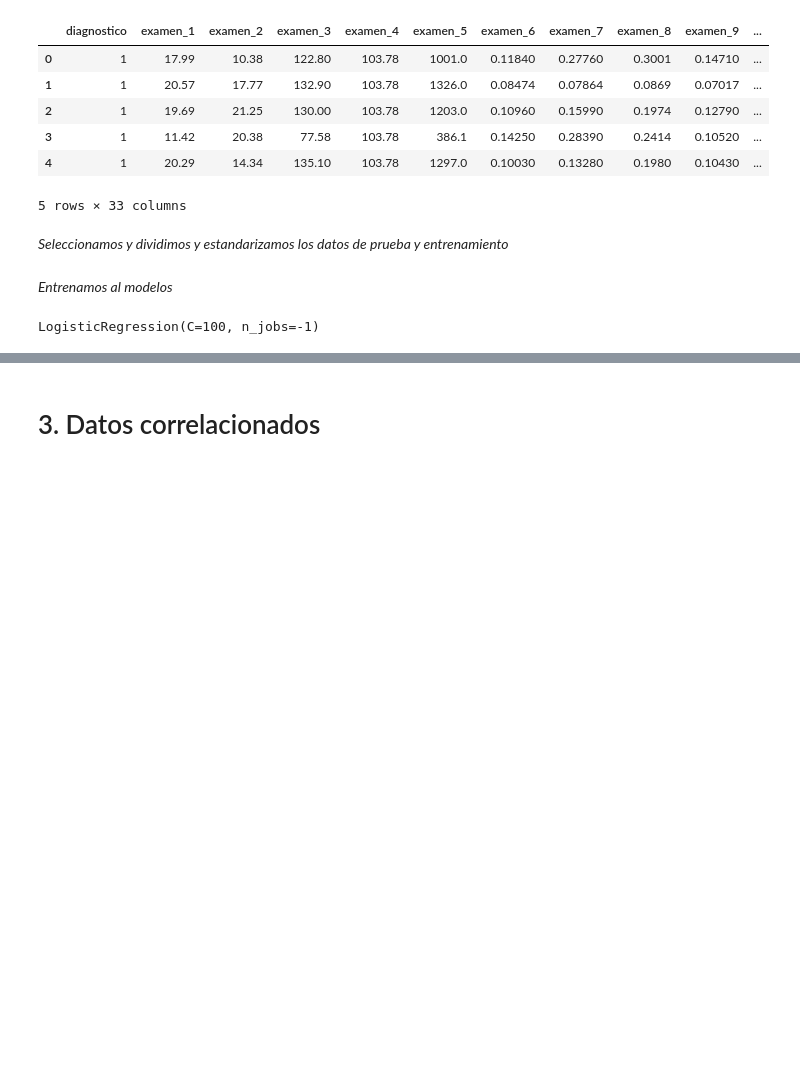
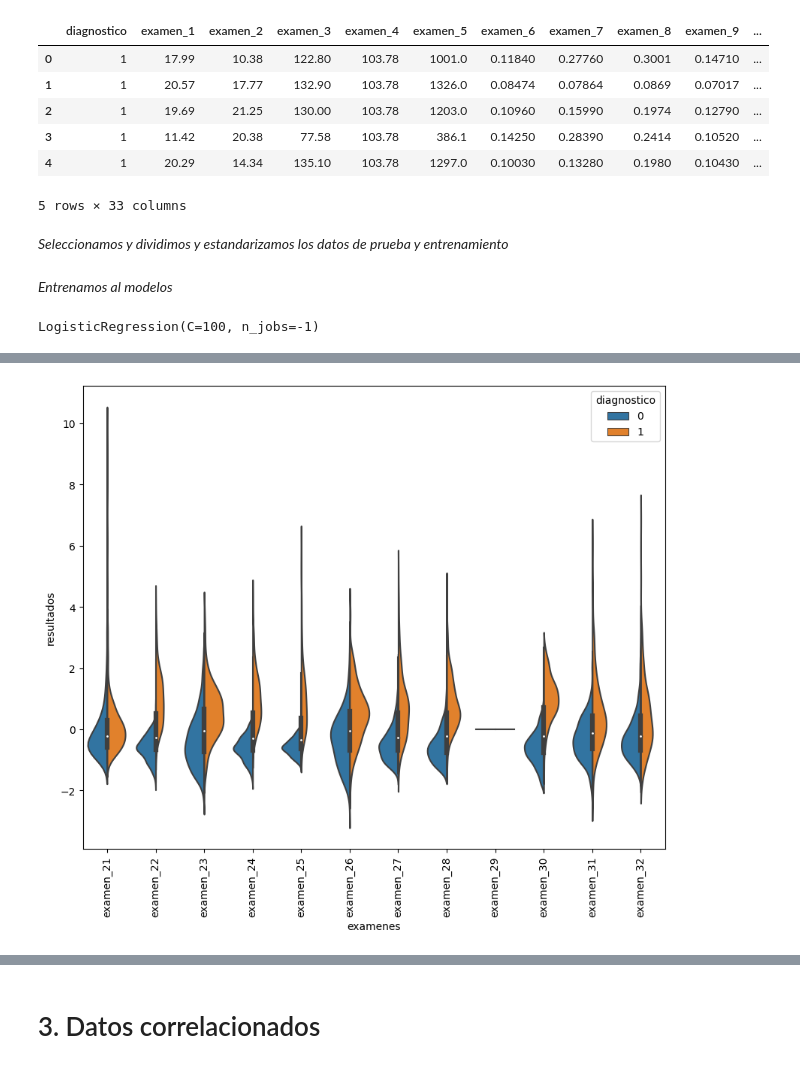
Before and after one commit to RicardoDuranS/Deteccion_tumores, a Jupyter notebook: dimensionality_reduction.ipynb, the cells around one changed output, grey strips where cells are left out. Cells and saved outputs as stored; diff of their text form; code cells hidden in the pictures; blank space fills up the shorter version.

```diff
--- a/dimensionality_reduction.ipynb
+++ b/dimensionality_reduction.ipynb
@@ -108,0 +188,4 @@ logistic.score(x_test, y_test)
+# %%
+violin(20,32)
+# %% [output]
+[figure, added]
```
Also changed, not shown: parts of 31 cells of this notebook.
